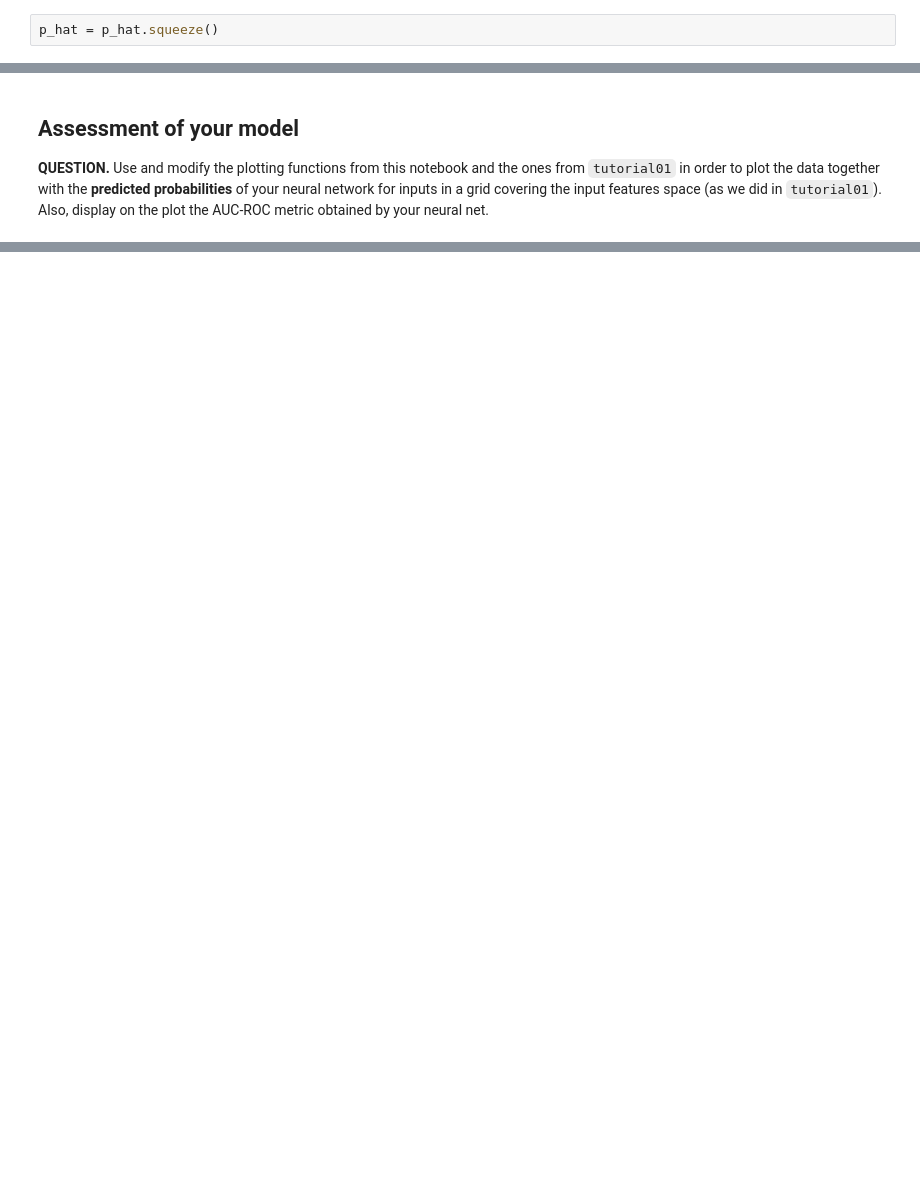
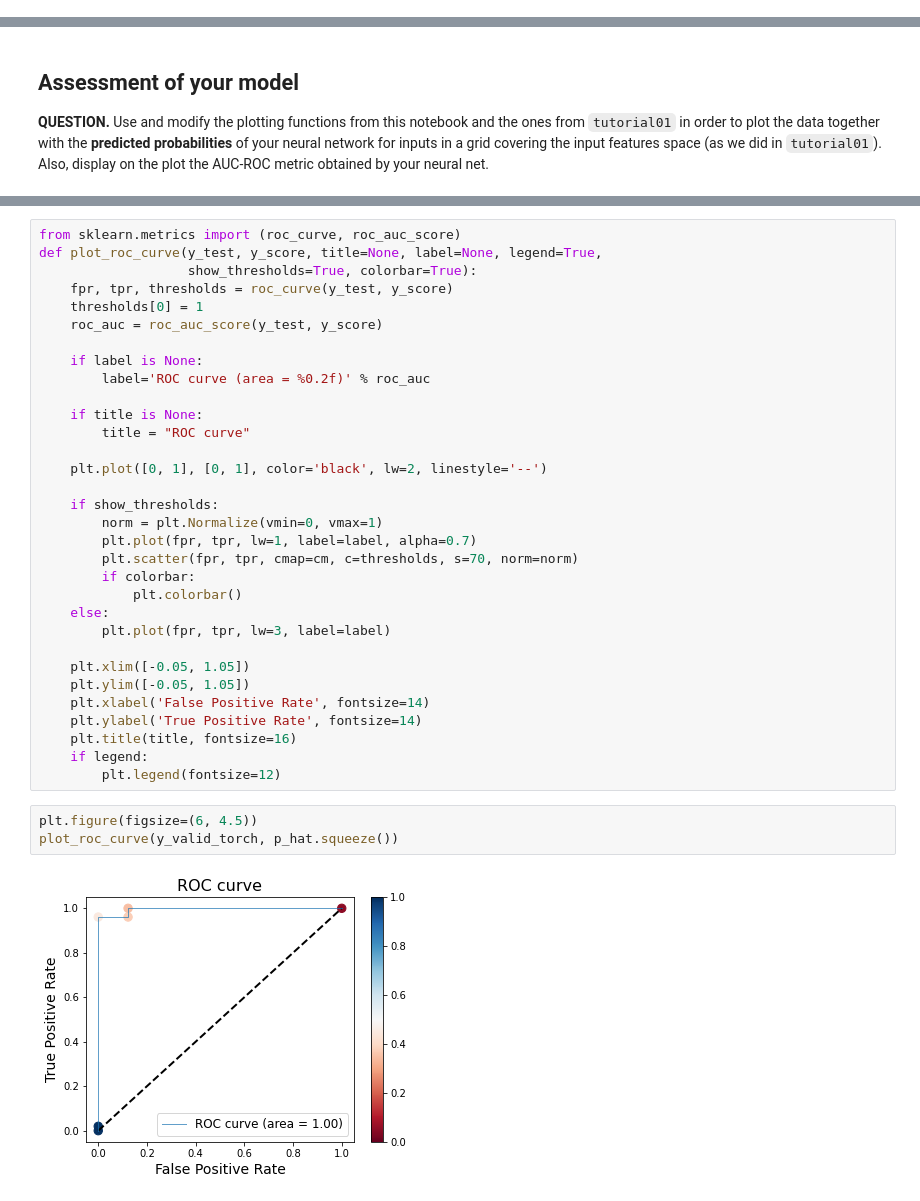
Before and after one commit to dnduong/deep_learning, a Jupyter notebook: tutorial03a_nguyen_sofia.ipynb, the cells around one changed output, grey strips where cells are left out. Cells and saved outputs as stored; diff of their text form; blank space fills up the shorter version.

```diff
--- a/tutorial03a_nguyen_sofia.ipynb
+++ b/tutorial03a_nguyen_sofia.ipynb
@@ -234,2 +278,0 @@ p_hat = nn.train(
-# %%
-p_hat = p_hat.squeeze()
@@ -299,0 +315,37 @@ plot_data(X_test, output, alpha=1, label="Valid")
+# %%
+from sklearn.metrics import (roc_curve, roc_auc_score)
+def plot_roc_curve(y_test, y_score, title=None, label=None, legend=True,
+                   show_thresholds=True, colorbar=True):
+    fpr, tpr, thresholds = roc_curve(y_test, y_score)
+    thresholds[0] = 1
+    roc_auc = roc_auc_score(y_test, y_score)
+
+    if label is None:
+        label='ROC curve (area = %0.2f)' % roc_auc
+
+    if title is None:
+        title = "ROC curve"
+
+    plt.plot([0, 1], [0, 1], color='black', lw=2, linestyle='--')
+
+    if show_thresholds:
+        norm = plt.Normalize(vmin=0, vmax=1)
+        plt.plot(fpr, tpr, lw=1, label=label, alpha=0.7)
+        plt.scatter(fpr, tpr, cmap=cm, c=thresholds, s=70, norm=norm)
+        if colorbar:
+            plt.colorbar()
+    else:
+        plt.plot(fpr, tpr, lw=3, label=label)
+
+    plt.xlim([-0.05, 1.05])
+    plt.ylim([-0.05, 1.05])
+    plt.xlabel('False Positive Rate', fontsize=14)
+    plt.ylabel('True Positive Rate', fontsize=14)
+    plt.title(title, fontsize=16)
+    if legend:
+        plt.legend(fontsize=12)
+# %%
+plt.figure(figsize=(6, 4.5))
+plot_roc_curve(y_valid_torch, p_hat.squeeze())
+# %% [output]
+[figure, added]
```
Also changed, not shown: parts of 15 cells of this notebook.
